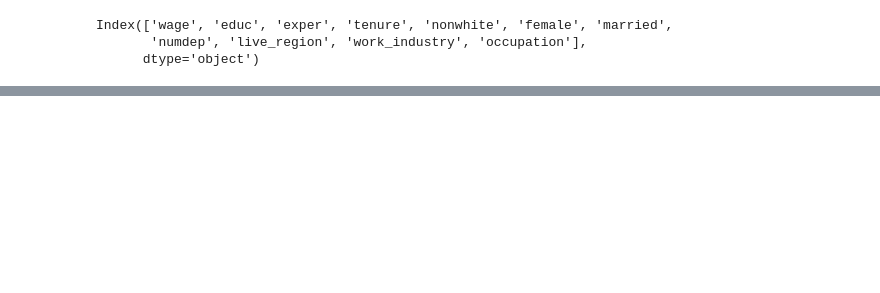
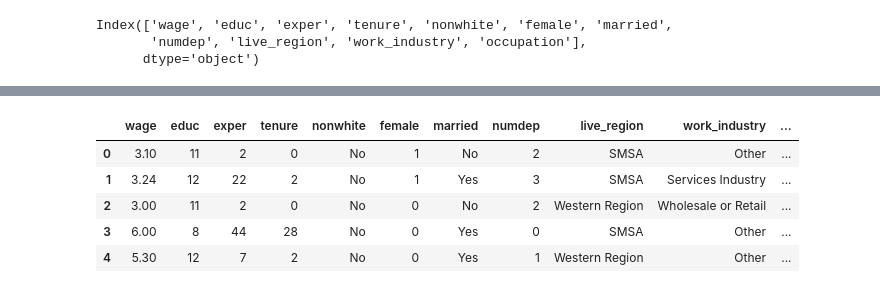
Before and after one commit to JohnyMi/DSGitrespository, a Jupyter notebook: ML/Regresion/Reggresion_project.ipynb, the cells around one changed output, grey strips where cells are left out. Cells and saved outputs as stored; diff of their text form; code cells hidden in the pictures; blank space fills up the shorter version.

```diff
--- a/ML/Regresion/Reggresion_project.ipynb
+++ b/ML/Regresion/Reggresion_project.ipynb
@@ -17,0 +54,10 @@ Index(['wage', 'educ', 'exper', 'tenure', 'nonwhite', 'female', 'married',
+# %%
+train_dataset['female'] = train_dataset['female'].map({'Yes': 1, 'No': 0})
+train_dataset.head()
+# %% [output]
+|  | wage | educ | exper | tenure | nonwhite | female | married | numdep | live_region | work_industry | ... |
+| 0 | 3.10 | 11 | 2 | 0 | No | 1 | No | 2 | SMSA | Other | ... |
+| 1 | 3.24 | 12 | 22 | 2 | No | 1 | Yes | 3 | SMSA | Services Industry | ... |
+| 2 | 3.00 | 11 | 2 | 0 | No | 0 | No | 2 | Western Region | Wholesale or Retail | ... |
+| 3 | 6.00 | 8 | 44 | 28 | No | 0 | Yes | 0 | SMSA | Other | ... |
+| 4 | 5.30 | 12 | 7 | 2 | No | 0 | Yes | 1 | Western Region | Other | ... |
```
Also changed, not shown: parts of 27 cells of this notebook.
